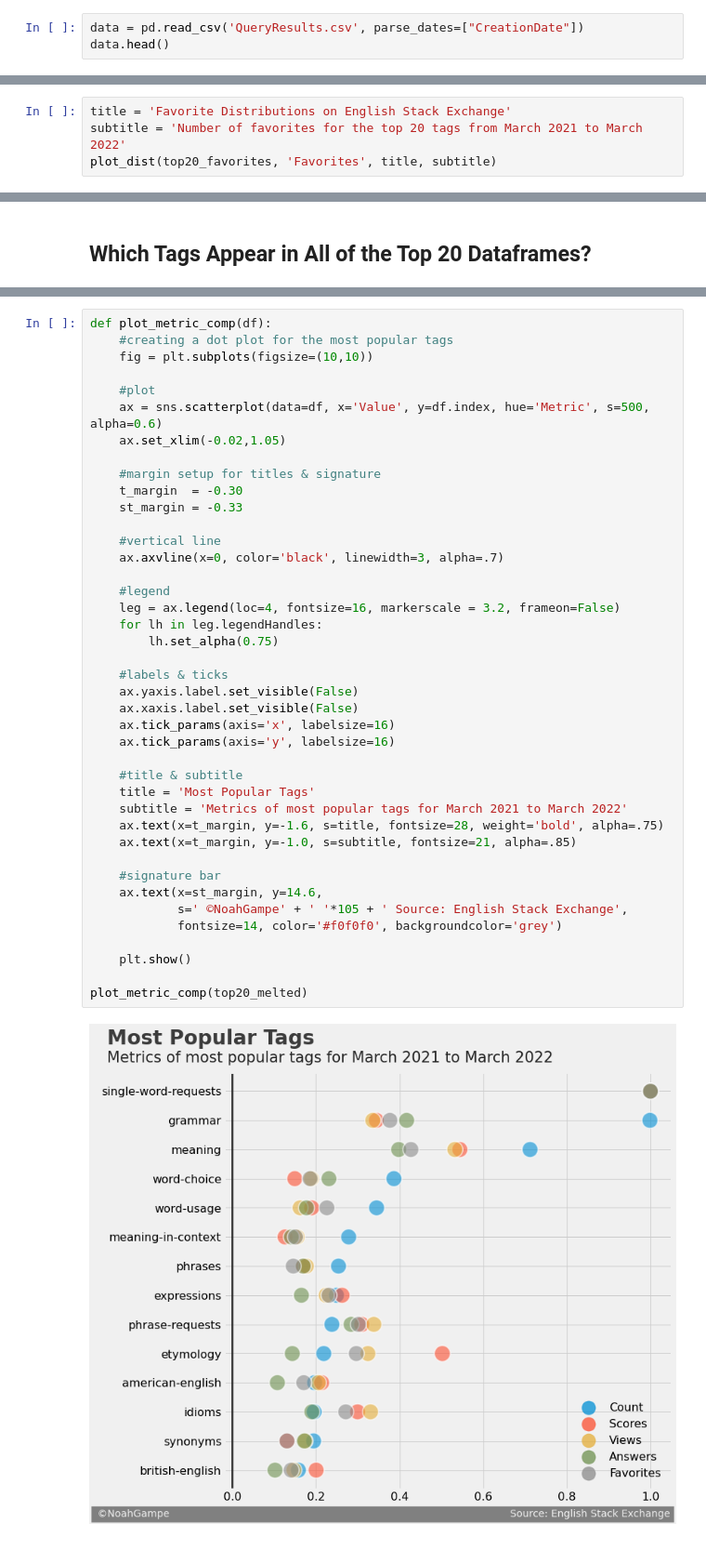
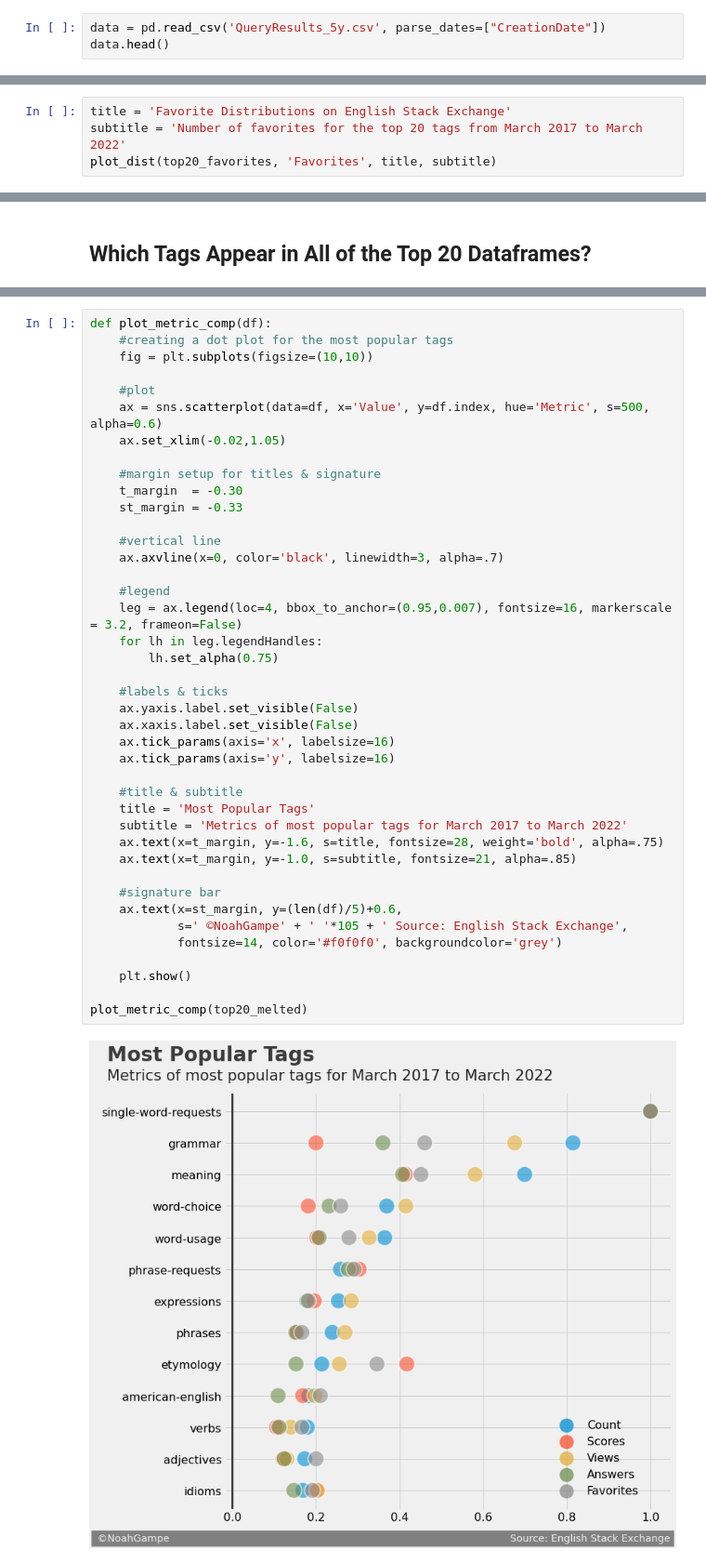
Before and after one commit to noah-kg/english-stack-exchange-analysis, a Jupyter notebook: EnglishLearningDifficulties.ipynb, the cells around one changed output, grey strips where cells are left out. Shown at 93% size. Saved outputs shown, nothing was run; the diff lists cells and outputs as text.

Commit message:
changed data to cover 5 years instead of 1. Updated all explanations. Configured tick formatting for larger numbers

```diff
--- a/EnglishLearningDifficulties.ipynb
+++ b/EnglishLearningDifficulties.ipynb
@@ -114,7 +115,7 @@ from functools import reduce
 # %% [markdown]
 # Initial Data Exploration
 # %%
-data = pd.read_csv('QueryResults.csv', parse_dates=["CreationDate"])
+data = pd.read_csv('QueryResults_5y.csv', parse_dates=["CreationDate"])
 data.head()
 # %% [output]
 |  | Id | PostTypeId | CreationDate | Score | ViewCount | Tags | AnswerCount | FavoriteCount |
@@ -411,6 +442,6 @@ Again, `single-word-requests` is the tag with the most answers *by far*, more th
 ## Tag Favorites
 # %%
 title = 'Favorite Distributions on English Stack Exchange'
-subtitle = 'Number of favorites for the top 20 tags from March 2021 to March 2022'
+subtitle = 'Number of favorites for the top 20 tags from March 2017 to March 2022'
 plot_dist(top20_favorites, 'Favorites', title, subtitle)
 # %% [output]
@@ -520,37 +549,37 @@ def plot_metric_comp(df):
     #margin setup for titles & signature
     t_margin  = -0.30
     st_margin = -0.33
 
     #vertical line
     ax.axvline(x=0, color='black', linewidth=3, alpha=.7)
 
     #legend
-    leg = ax.legend(loc=4, fontsize=16, markerscale = 3.2, frameon=False)
+    leg = ax.legend(loc=4, bbox_to_anchor=(0.95,0.007), fontsize=16, markerscale = 3.2, frameon=False)
     for lh in leg.legendHandles:
         lh.set_alpha(0.75)
 
     #labels & ticks
     ax.yaxis.label.set_visible(False)
     ax.xaxis.label.set_visible(False)
     ax.tick_params(axis='x', labelsize=16)
     ax.tick_params(axis='y', labelsize=16)
 
     #title & subtitle
     title = 'Most Popular Tags'
-    subtitle = 'Metrics of most popular tags for March 2021 to March 2022'
+    subtitle = 'Metrics of most popular tags for March 2017 to March 2022'
     ax.text(x=t_margin, y=-1.6, s=title, fontsize=28, weight='bold', alpha=.75)
     ax.text(x=t_margin, y=-1.0, s=subtitle, fontsize=21, alpha=.85)
 
     #signature bar
-    ax.text(x=st_margin, y=14.6,
+    ax.text(x=st_margin, y=(len(df)/5)+0.6,
             s=' ©NoahGampe' + ' '*105 + ' Source: English Stack Exchange',
             fontsize=14, color='#f0f0f0', backgroundcolor='grey')
 
     plt.show()
 
 plot_metric_comp(top20_melted)
 # %% [output]
-[figure, old version]
+[figure, new version]
 # %% [markdown]
 ## Observations
 
```
Also changed, not shown: parts of 32 cells of this notebook.
